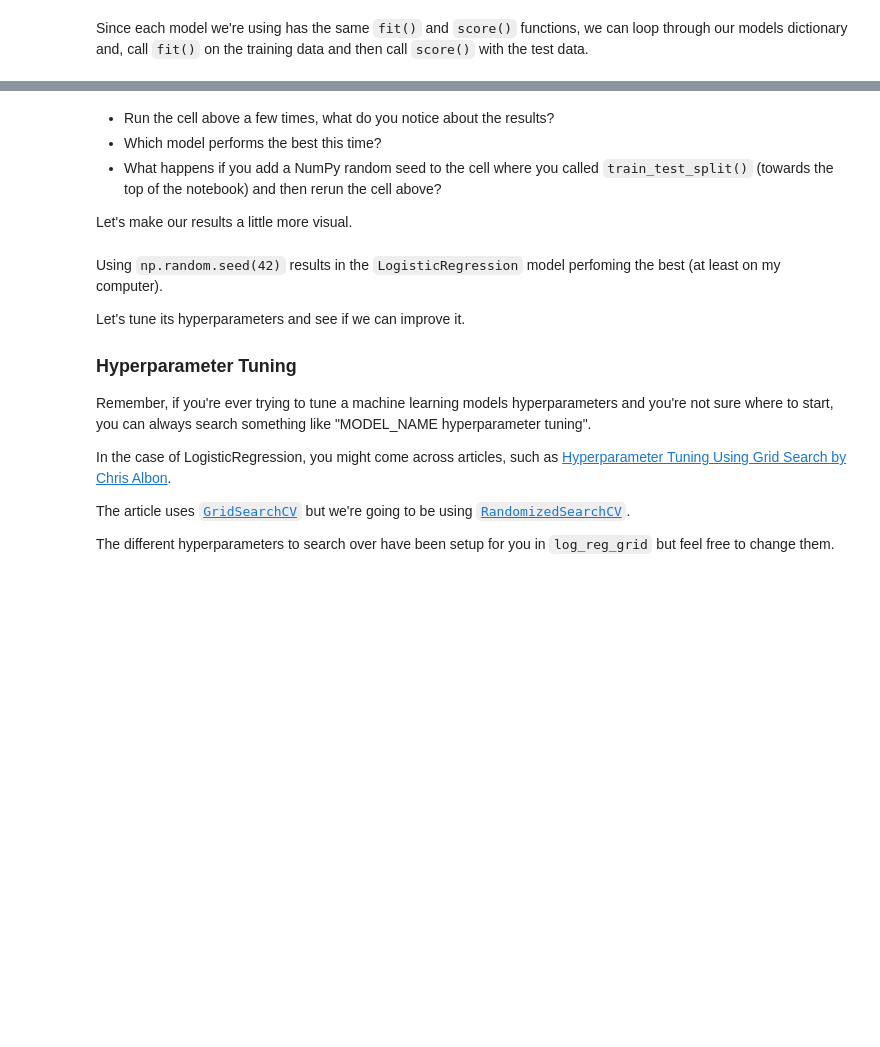
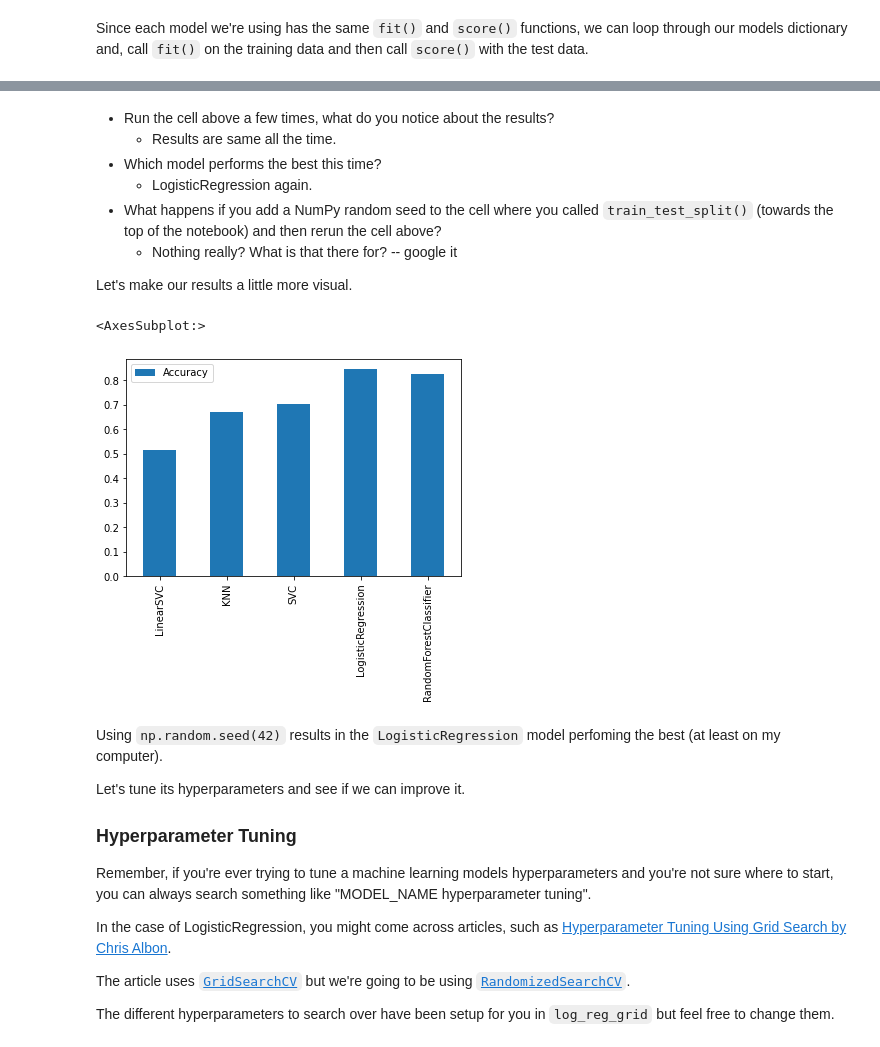
Before and after one commit to nevaan9/zero-to-mastery-ml, a Jupyter notebook: section-2-data-science-and-ml-tools/scikit-learn-exercises.ipynb, the cells around one changed output, grey strips where cells are left out. Drawn from its saved outputs; the diff is of its cells as text; code cells hidden in the pictures; blank space fills up the shorter version.

```diff
--- a/section-2-data-science-and-ml-tools/scikit-learn-exercises.ipynb
+++ b/section-2-data-science-and-ml-tools/scikit-learn-exercises.ipynb
@@ -197,14 +197,15 @@ example_dict = {"RandomForestClassifier": RandomForestClassifier()}
 # Create a dictionary called models which contains all of the classification models we've imported
 # Make sure the dictionary is in the same format as example_dict
 # The models dictionary should contain 5 models
-models = {"LinearSVC": ###,
-          "KNN": ###,
-          "SVC": ###,
-          "LogisticRegression": ###,
-          "RandomForestClassifier": ###}
+models = {"LinearSVC": LinearSVC(),
+          "KNN": KNeighborsClassifier(),
+          "SVC": SVC(),
+          "LogisticRegression": LogisticRegression(),
+          "RandomForestClassifier": RandomForestClassifier()
+         }
 
 # Create an empty dictionary called results
-results = ###
+results = {}
 # %% [markdown]
 Since each model we're using has the same `fit()` and `score()` functions, we can loop through our models dictionary and, call `fit()` on the training data and then call `score()` with the test data.
 # %%
@@ -219,9 +222,9 @@ example_results
 # %%
 # Loop through the models dictionary items, fitting the model on the training data
 # and appending the model name and model score on the test data to the results dictionary
-for model_name, model in ###:
-    model.fit(###)
-    results[model_name] = model.score(###)
+for model_name, model in models.items():
+    model.fit(X_train, y_train)
+    results[model_name] = model.score(X_test, y_test)
 
 # View the results
 results
@@ -248,19 +281,25 @@ results
 # %% [markdown]
 * Run the cell above a few times, what do you notice about the results?
+    - Results are same all the time.
 * Which model performs the best this time?
+    - LogisticRegression again.
 * What happens if you add a NumPy random seed to the cell where you called `train_test_split()` (towards the top of the notebook) and then rerun the cell above?
+    - Nothing really? What is that there for? -- google it
 
 Let's make our results a little more visual.
 # %%
 # Create a pandas dataframe with the data as the values of the results dictionary,
 # the index as the keys of the results dictionary and a single column called accuracy.
 # Be sure to save the dataframe to a variable.
-results_df = pd.DataFrame(results.###(),
-                          results.###(),
-                          columns=[####])
+results_df = pd.DataFrame(results.values(),
+                          results.keys(),
+                          columns=['Accuracy'])
 
 # Create a bar plot of the results dataframe using plot.bar()
-###
+results_df.plot.bar()
+# %% [output]
+<AxesSubplot:>
+[figure, added]
 # %% [markdown]
 Using `np.random.seed(42)` results in the `LogisticRegression` model perfoming the best (at least on my computer).
 
```
Also changed, not shown: parts of 11 cells of this notebook.
